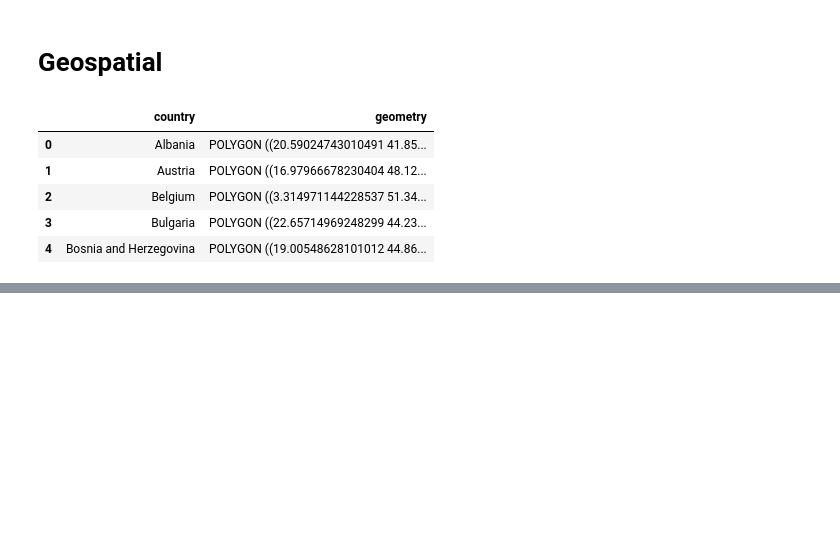
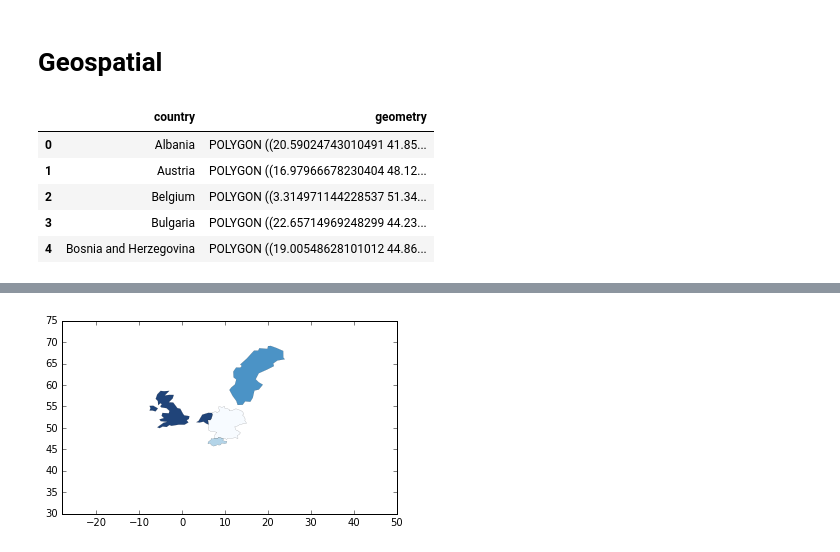
Before and after one commit to waternk/adv_sd_rad_model, a Jupyter notebook: assignment_2/Spatial Radicalization.ipynb, the cells around one changed output, grey strips where cells are left out. Saved outputs shown, nothing was run; the diff lists cells and outputs as text; code cells hidden in the pictures; blank space fills up the shorter version.

```diff
--- a/assingment_2/Spatial Radicalization.ipynb
+++ b/assignment_2/Spatial Radicalization.ipynb
@@ -171,0 +173,2 @@ geo_data_merged.head()
+# %%
+converted_geo_data=gp.GeoDataFrame (geo_data_merged)
@@ -171,0 +177,8 @@ geo_data_merged.head()
+# %%
+converted_geo_data.plot(column='Percentage Internet Users', scheme='fisher_jenks', alpha=0.9, k=4, linewidth=0.1,
+             cmap=plt.cm.Blues, legend=False)
+plt.xlim([-28, 50])
+plt.ylim([30, 75])
+plt.show()
+# %% [output]
+[figure, added]
```
Also changed, not shown: parts of 9 cells of this notebook, 12 other files.
